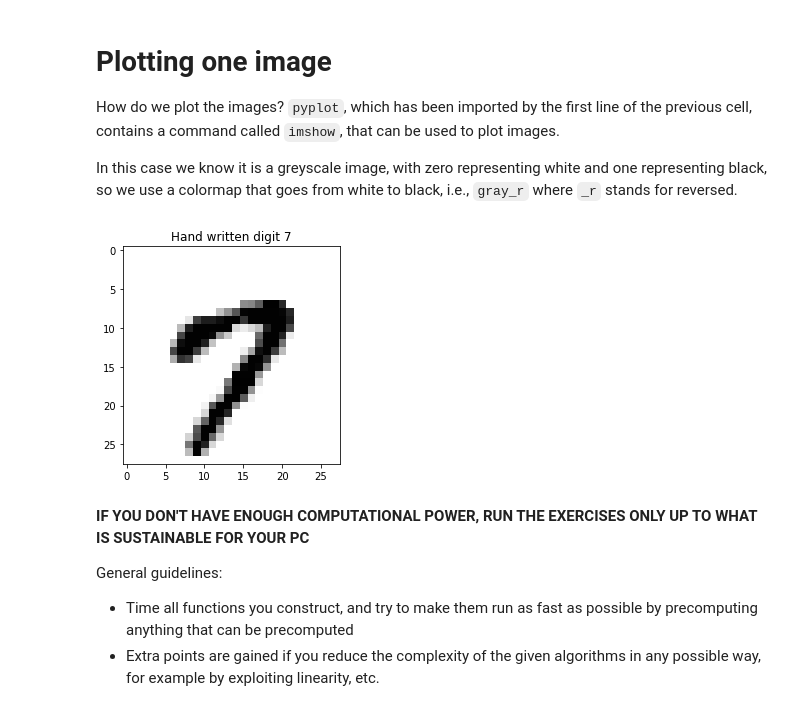
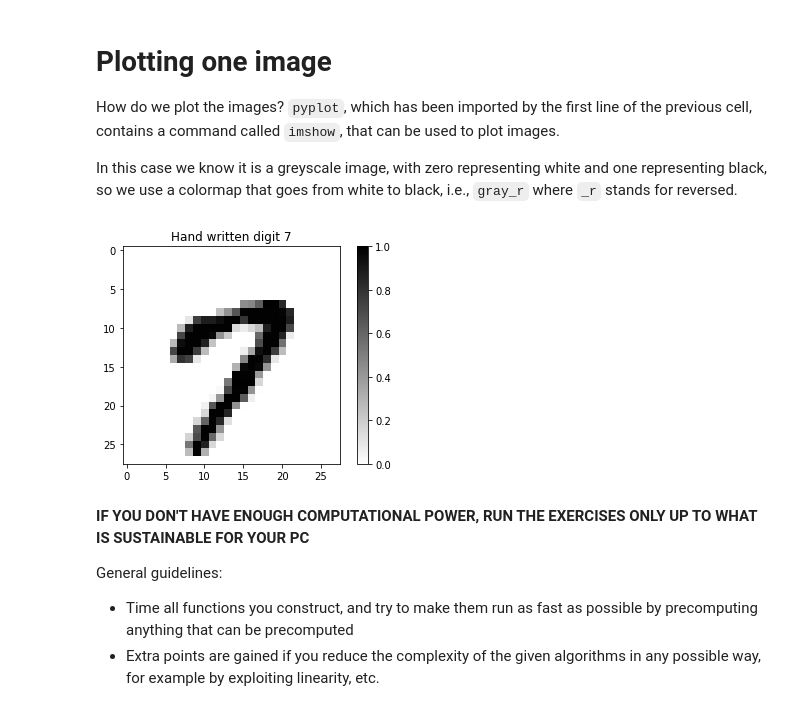
Before and after one commit to nicolameneghini/NumericalAnalysis, a Jupyter notebook: final_project/final_project_2018-2019.ipynb, the cells around one changed output. Drawn from its saved outputs; the diff is of its cells as text; code cells hidden in the pictures.

```diff
--- a/final_project/final_project_2018-2019.ipynb
+++ b/final_project/final_project_2018-2019.ipynb
@@ -128,10 +128,11 @@ In this case we know it is a greyscale image, with zero representing white and o
 # %%
 # Show image number 15, and write in the title what digit it should correspond to
 N=15
 imshow(x_train[N], cmap='gray_r')
 _ = title('Hand written digit '+str(y_train[N]))
+_ = colorbar()
 # %% [output]
-[figure, old version]
+[figure, new version]
 # %% [markdown]
 **IF YOU DON'T HAVE ENOUGH COMPUTATIONAL POWER, RUN THE EXERCISES ONLY UP TO WHAT IS SUSTAINABLE FOR YOUR PC**
 
```
Also changed, not shown: parts of 27 cells of this notebook.
